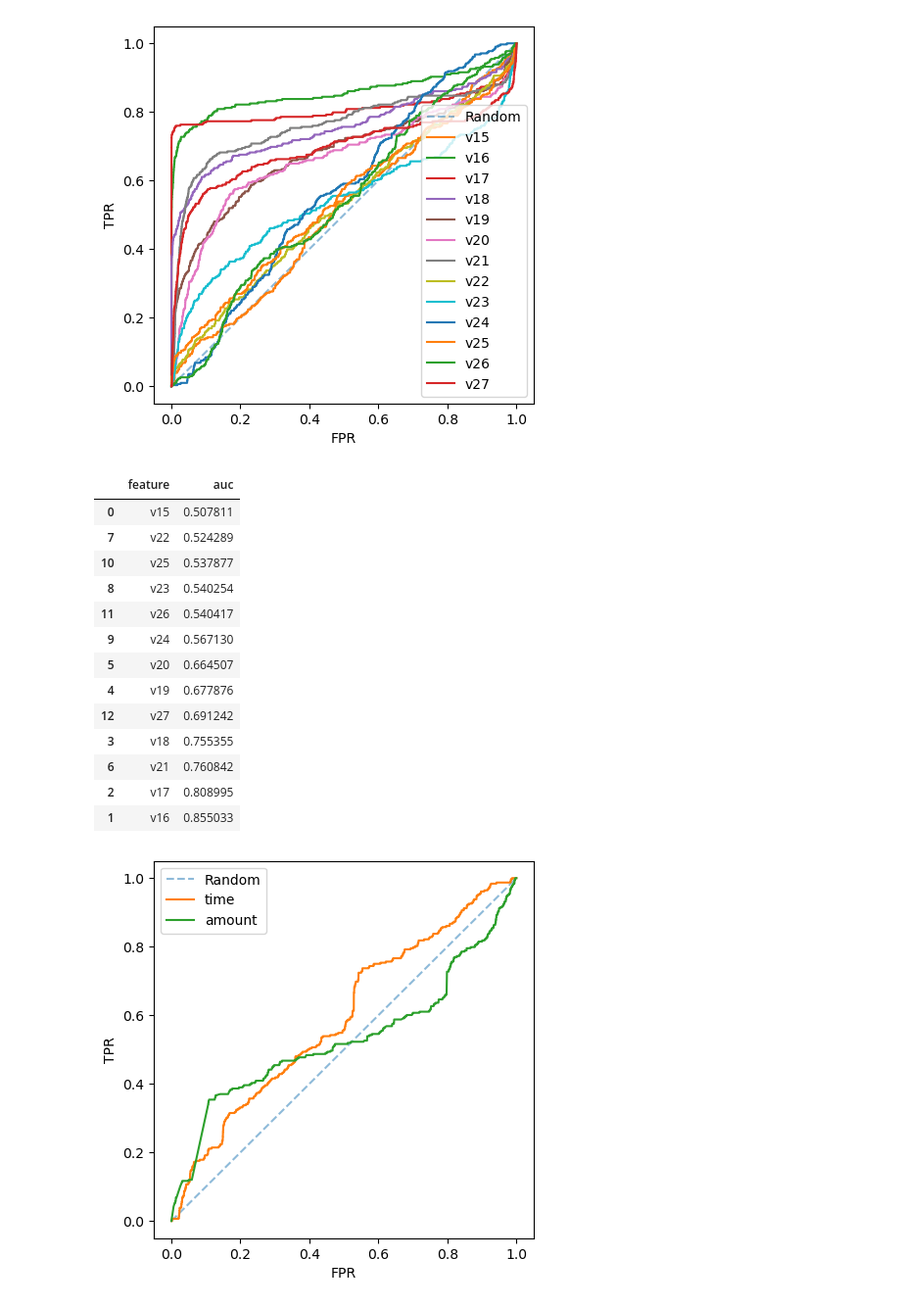
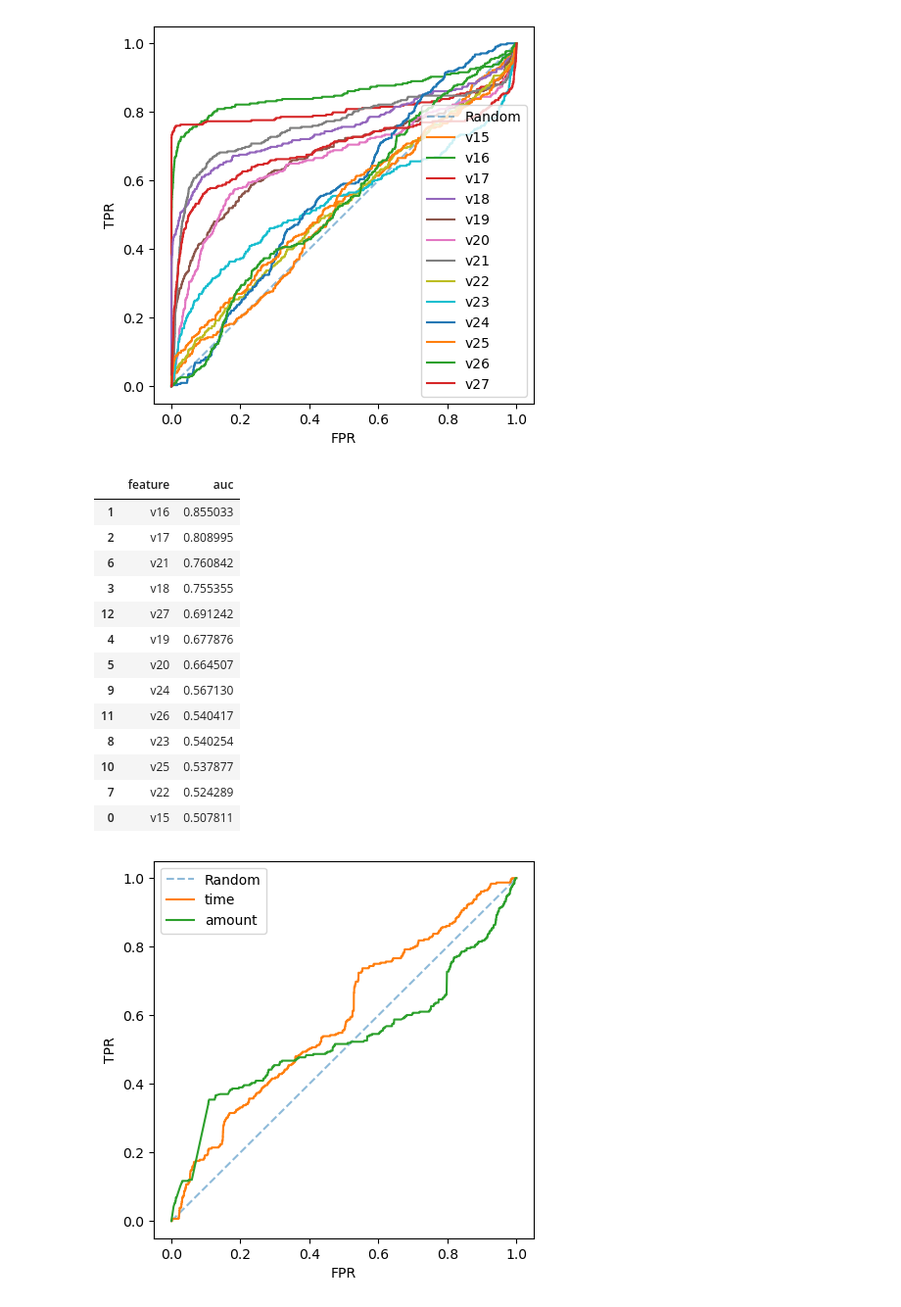
Before and after one commit to angelomarcelino/credit-card-fraud-ml-project, a Jupyter notebook: notebook/notebook.ipynb, the cells around one changed output. Shown at 98% size. Saved outputs shown, nothing was run; the diff lists cells and outputs as text; code cells hidden in the pictures.

```diff
--- a/notebook/notebook.ipynb
+++ b/notebook/notebook.ipynb
@@ -99,7 +99,3 @@ v28       0
 amount    0
 class     0
 dtype: int64
-# %%
-for col in df.columns:
-    print(col)
-    print(df[col].nunique())
@@ -231,15 +207,15 @@ df_train.reset_index(drop=True, inplace=True)
 df_val.reset_index(drop=True, inplace=True)
 df_test.reset_index(drop=True, inplace=True)
 # %%
-def plot_and_get_auc_for_features(feature_names):
+def plot_and_get_auc_for_features(df, y, feature_names):
     results_dict = {}
     plt.figure(figsize=(5,5))
     plt.plot ([0,1], [0,1], label = 'Random', linestyle = '--', alpha=0.5)
     for col in feature_names:
-        fpr, tpr, thresholds = roc_curve(y_true=y_train, y_score=df_train[col])
+        fpr, tpr, thresholds = roc_curve(y_true=y, y_score=df[col])
         auc_score_result = auc(fpr, tpr)
         if (auc_score_result < 0.5):
-            fpr, tpr, thresholds = roc_curve(y_true=y_train, y_score=-df_train[col])
+            fpr, tpr, thresholds = roc_curve(y_true=y, y_score=-df[col])
             auc_score_result = auc(fpr,tpr)
         plt.plot(fpr,tpr, label =col)
         results_dict[col]=auc_score_result
@@ -279,26 +255,26 @@ df_aucs_v1_to_14.sort_values(by='auc')
 #analizing importance of features v15 to v29
 # %%
 cols_of_interest = [f'v{i}' for i in range(15, 28)]
-df_aucs_v15_to_28 = plot_and_get_auc_for_features(cols_of_interest)
+df_aucs_v15_to_28 = plot_and_get_auc_for_features(df_train, y_train, cols_of_interest)
 # %% [output]
 [figure]
 # %%
-df_aucs_v15_to_28.sort_values(by='auc')
+df_aucs_v15_to_28.sort_values(by='auc', ascending=False)
 # %% [output]
 |  | feature | auc |
+| 1 | v16 | 0.855033 |
+| 2 | v17 | 0.808995 |
+| 6 | v21 | 0.760842 |
+| 3 | v18 | 0.755355 |
+| 12 | v27 | 0.691242 |
+| 4 | v19 | 0.677876 |
+| 5 | v20 | 0.664507 |
+| 9 | v24 | 0.567130 |
+| 11 | v26 | 0.540417 |
+| 8 | v23 | 0.540254 |
+| 10 | v25 | 0.537877 |
+| 7 | v22 | 0.524289 |
 | 0 | v15 | 0.507811 |
-| 7 | v22 | 0.524289 |
-| 10 | v25 | 0.537877 |
-| 8 | v23 | 0.540254 |
-| 11 | v26 | 0.540417 |
-| 9 | v24 | 0.567130 |
-| 5 | v20 | 0.664507 |
-| 4 | v19 | 0.677876 |
-| 12 | v27 | 0.691242 |
-| 3 | v18 | 0.755355 |
-| 6 | v21 | 0.760842 |
-| 2 | v17 | 0.808995 |
-| 1 | v16 | 0.855033 |
 # %%
 #feature v15 and features v22 to v26 are low imporatance features
 # %%
```
Also changed, not shown: parts of 31 cells of this notebook.
